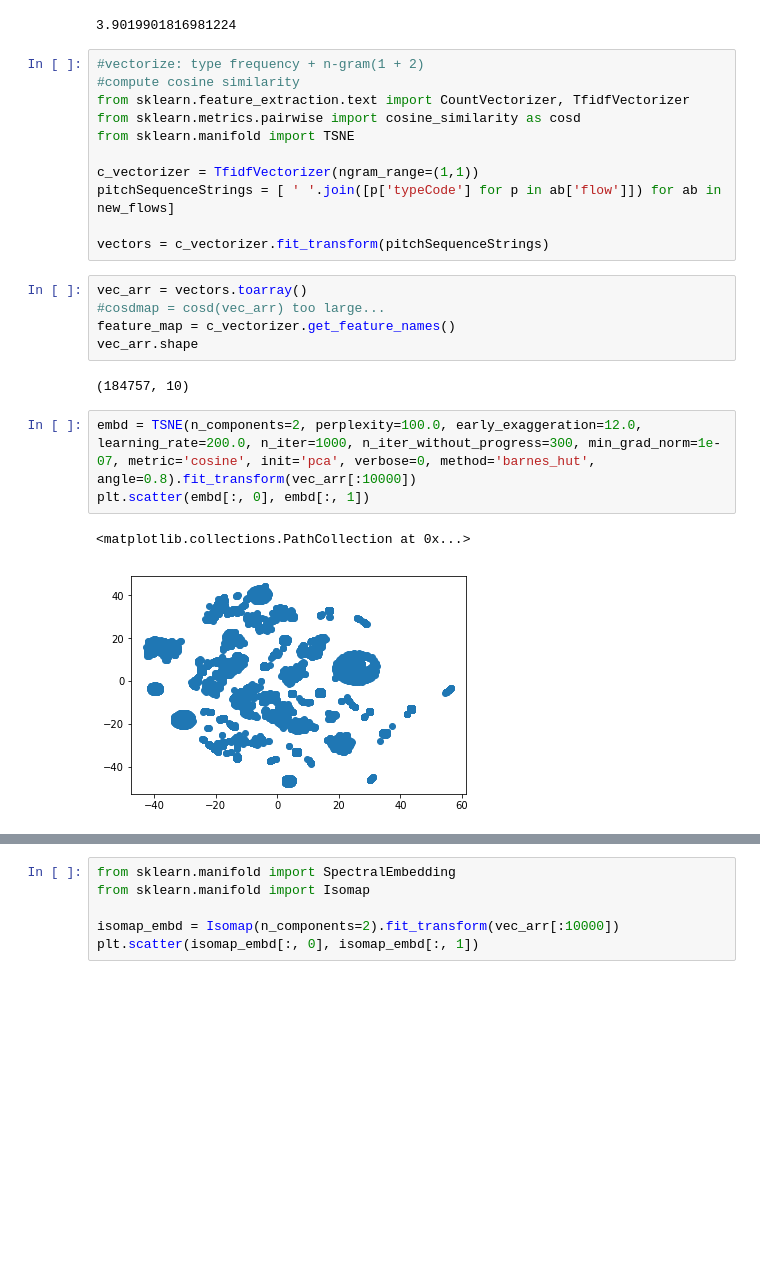
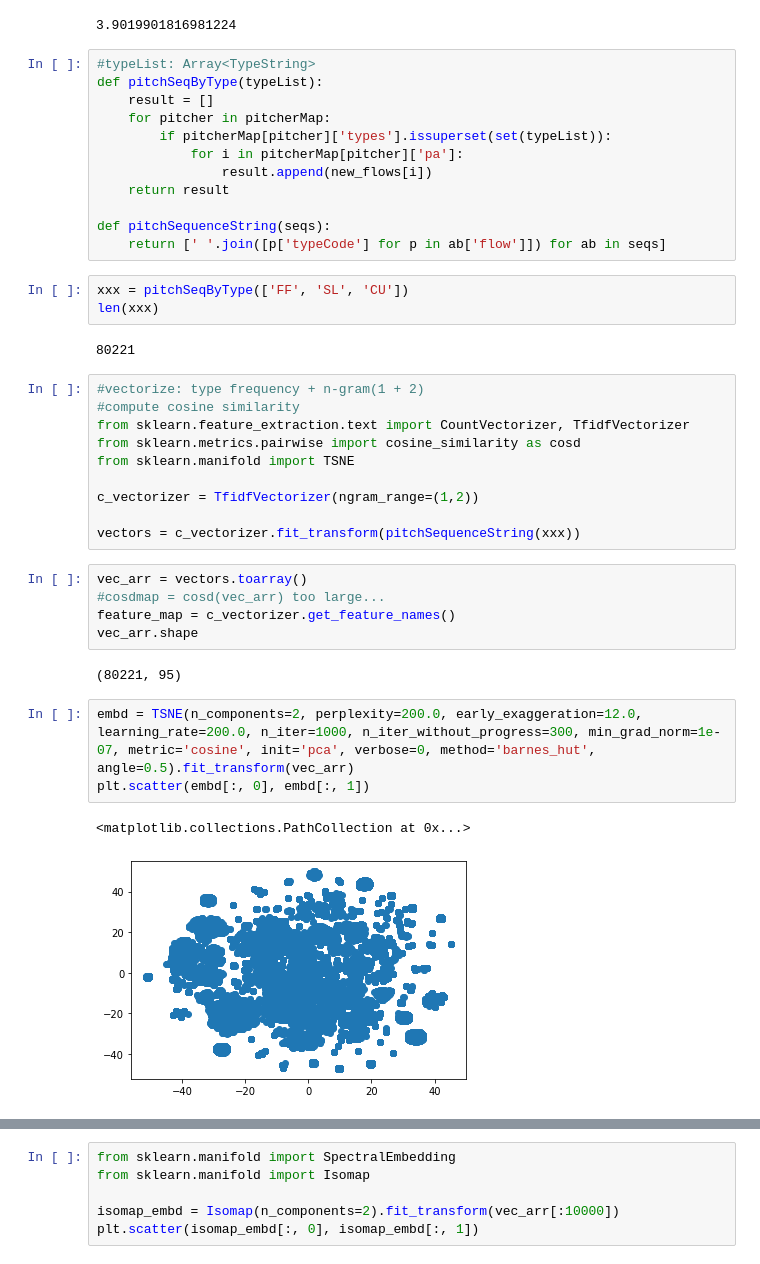
Before and after one commit to rootsofworld/mlb-pitcher-sequence, a Jupyter notebook: pitch_analysis.ipynb, the cells around one changed output, grey strips where cells are left out. Saved outputs shown, nothing was run; the diff lists cells and outputs as text; blank space fills up the shorter version.

```diff
--- a/pitch_analysis.ipynb
+++ b/pitch_analysis.ipynb
@@ -324,6 +324,23 @@ print(pitcherMap['Chris Sale']['types'])
 sum([len(f['flow']) for f in new_flows])/len(new_flows)
 # %% [output]
 3.9019901816981224
+# %%
+#typeList: Array<TypeString>
+def pitchSeqByType(typeList):
+    result = []
+    for pitcher in pitcherMap:
+        if pitcherMap[pitcher]['types'].issuperset(set(typeList)):
+            for i in pitcherMap[pitcher]['pa']:
+                result.append(new_flows[i])
+    return result
+
+def pitchSequenceString(seqs):
+    return [' '.join([p['typeCode'] for p in ab['flow']]) for ab in seqs]
+# %%
+xxx = pitchSeqByType(['FF', 'SL', 'CU'])
+len(xxx)
+# %% [output]
+80221
 # %%
 #vectorize: type frequency + n-gram(1 + 2)
 #compute cosine similarity
@@ -331,20 +348,19 @@ from sklearn.feature_extraction.text import CountVectorizer, TfidfVectorizer
 from sklearn.metrics.pairwise import cosine_similarity as cosd
 from sklearn.manifold import TSNE
 
-c_vectorizer = TfidfVectorizer(ngram_range=(1,1))
-pitchSequenceStrings = [ ' '.join([p['typeCode'] for p in ab['flow']]) for ab in new_flows]
+c_vectorizer = TfidfVectorizer(ngram_range=(1,2))
 
-vectors = c_vectorizer.fit_transform(pitchSequenceStrings)
+vectors = c_vectorizer.fit_transform(pitchSequenceString(xxx))
 # %%
 vec_arr = vectors.toarray()
 #cosdmap = cosd(vec_arr) too large...
 feature_map = c_vectorizer.get_feature_names()
 vec_arr.shape
 # %% [output]
-(184757, 10)
+(80221, 95)
 # %%
-embd = TSNE(n_components=2, perplexity=100.0, early_exaggeration=12.0, learning_rate=200.0, n_iter=1000, n_iter_without_progress=300, min_grad_norm=1e-07, metric='cosine', init='pca', verbose=0, method='barnes_hut', angle=0.8).fit_transform(vec_arr[:10000])
+embd = TSNE(n_components=2, perplexity=200.0, early_exaggeration=12.0, learning_rate=200.0, n_iter=1000, n_iter_without_progress=300, min_grad_norm=1e-07, metric='cosine', init='pca', verbose=0, method='barnes_hut', angle=0.5).fit_transform(vec_arr)
 plt.scatter(embd[:, 0], embd[:, 1])
 # %% [output]
 <matplotlib.collections.PathCollection at 0x...>
-[figure, old version]
+[figure, new version]
```
Also changed, not shown: parts of 3 cells of this notebook.
